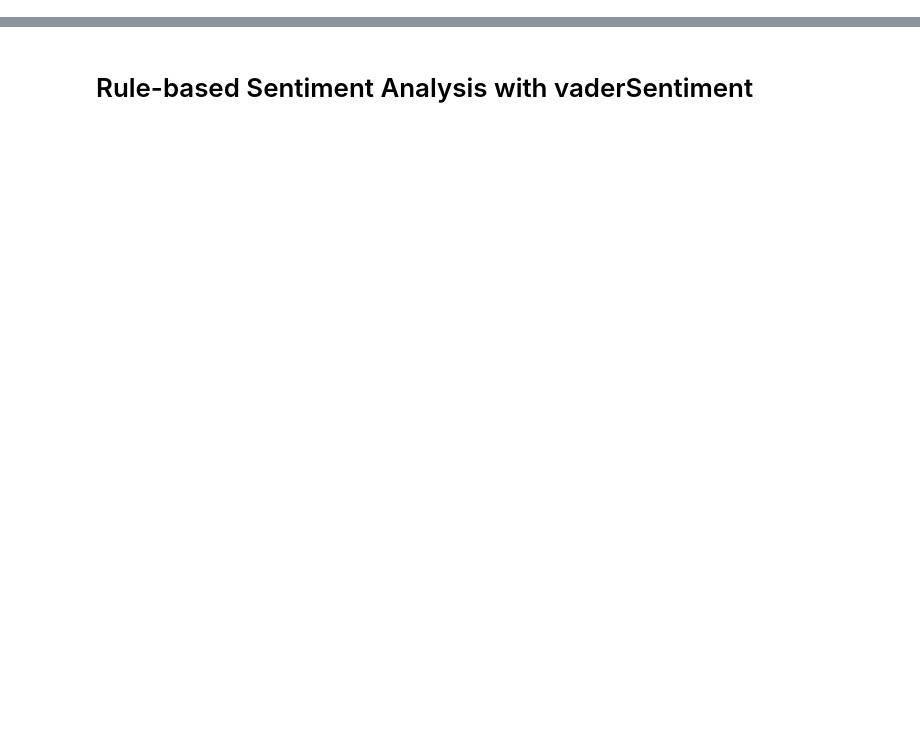
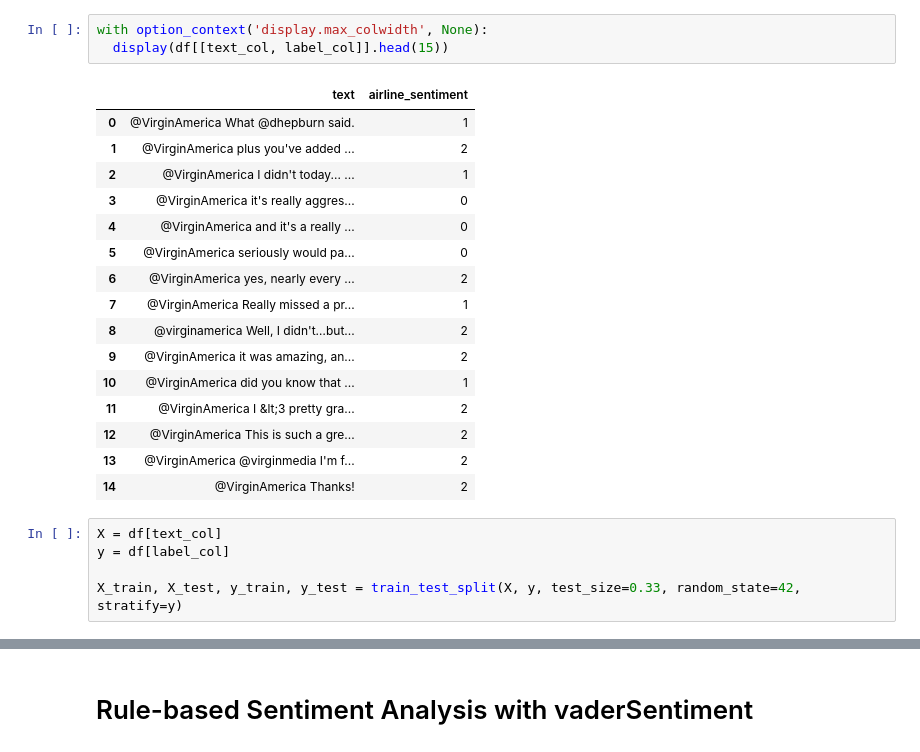
Before and after one commit to stepthom/NLP_course, a Jupyter notebook: sentiment_analysis/slides_study.ipynb, the cells around one changed output, grey strips where cells are left out. Drawn from its saved outputs; the diff is of its cells as text; blank space fills up the shorter version.

```diff
--- a/sentiment_analysis/slides_study.ipynb
+++ b/sentiment_analysis/slides_study.ipynb
@@ -27,0 +66,25 @@ df.head()
+# %%
+with option_context('display.max_colwidth', None):
+  display(df[[text_col, label_col]].head(15))
+# %% [output]
+|  | text | airline_sentiment |
+| 0 | @VirginAmerica What @dhepburn said. | 1 |
+| 1 | @VirginAmerica plus you've added ... | 2 |
+| 2 | @VirginAmerica I didn't today... ... | 1 |
+| 3 | @VirginAmerica it's really aggres... | 0 |
+| 4 | @VirginAmerica and it's a really ... | 0 |
+| 5 | @VirginAmerica seriously would pa... | 0 |
+| 6 | @VirginAmerica yes, nearly every ... | 2 |
+| 7 | @VirginAmerica Really missed a pr... | 1 |
+| 8 | @virginamerica Well, I didn't…but... | 2 |
+| 9 | @VirginAmerica it was amazing, an... | 2 |
+| 10 | @VirginAmerica did you know that ... | 1 |
+| 11 | @VirginAmerica I &lt;3 pretty gra... | 2 |
+| 12 | @VirginAmerica This is such a gre... | 2 |
+| 13 | @VirginAmerica @virginmedia I'm f... | 2 |
+| 14 | @VirginAmerica Thanks! | 2 |
+# %%
+X = df[text_col]
+y = df[label_col]
+
+X_train, X_test, y_train, y_test = train_test_split(X, y, test_size=0.33, random_state=42, stratify=y)
```
Also changed, not shown: parts of 30 cells of this notebook.
